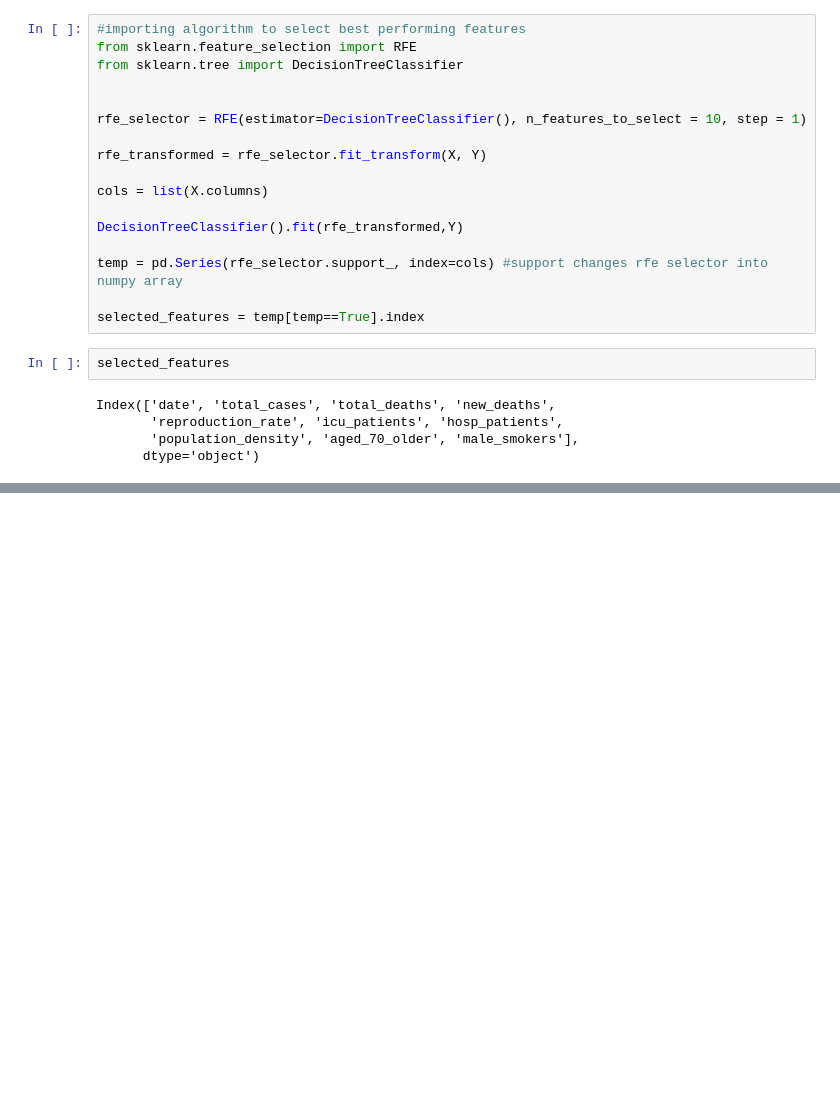
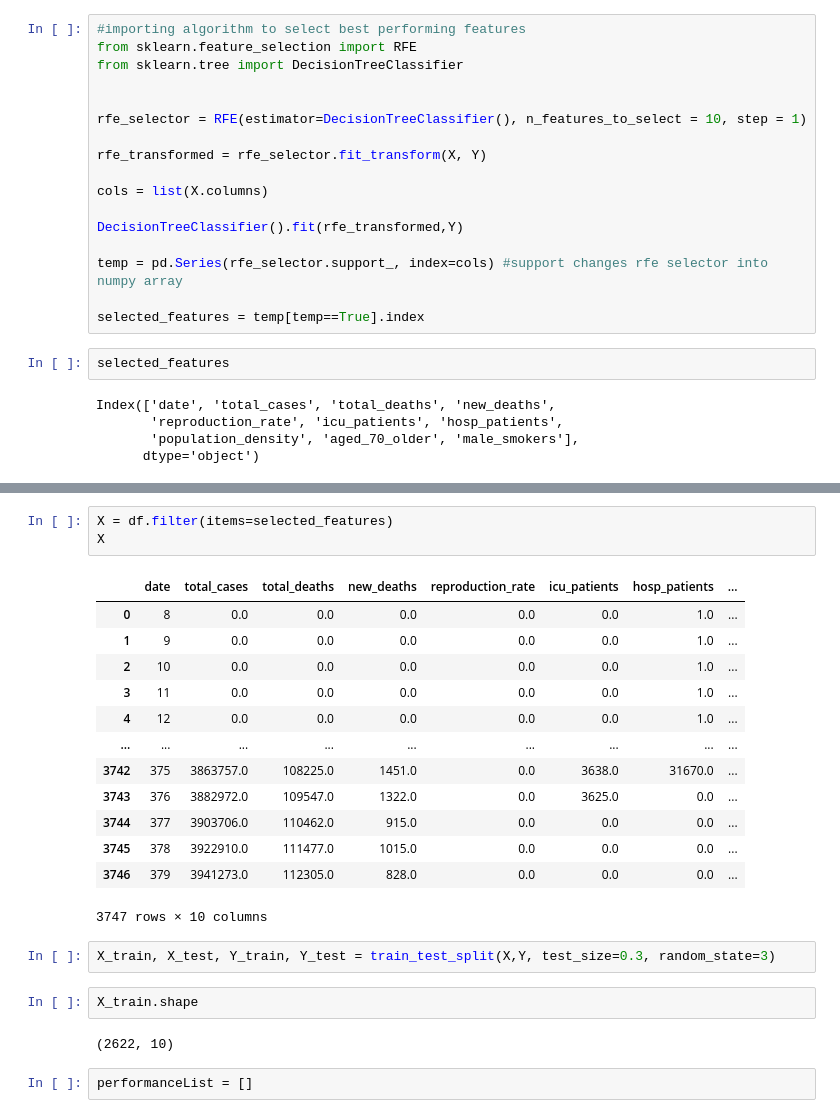
Before and after one commit to wiktorMajkowksi/Covid19_Prediction, a Jupyter notebook: COVID_Prediction.ipynb, the cells around one changed output, grey strips where cells are left out. Saved outputs shown, nothing was run; the diff lists cells and outputs as text; blank space fills up the shorter version.

```diff
--- a/COVID_Prediction.ipynb
+++ b/COVID_Prediction.ipynb
@@ -322,0 +332,25 @@ Index(['date', 'total_cases', 'total_deaths', 'new_deaths',
+# %%
+X = df.filter(items=selected_features)
+X
+# %% [output]
+|  | date | total_cases | total_deaths | new_deaths | reproduction_rate | icu_patients | hosp_patients | ... |
+| 0 | 8 | 0.0 | 0.0 | 0.0 | 0.0 | 0.0 | 1.0 | ... |
+| 1 | 9 | 0.0 | 0.0 | 0.0 | 0.0 | 0.0 | 1.0 | ... |
+| 2 | 10 | 0.0 | 0.0 | 0.0 | 0.0 | 0.0 | 1.0 | ... |
+| 3 | 11 | 0.0 | 0.0 | 0.0 | 0.0 | 0.0 | 1.0 | ... |
+| 4 | 12 | 0.0 | 0.0 | 0.0 | 0.0 | 0.0 | 1.0 | ... |
+| ... | ... | ... | ... | ... | ... | ... | ... | ... |
+| 3742 | 375 | 3863757.0 | 108225.0 | 1451.0 | 0.0 | 3638.0 | 31670.0 | ... |
+| 3743 | 376 | 3882972.0 | 109547.0 | 1322.0 | 0.0 | 3625.0 | 0.0 | ... |
+| 3744 | 377 | 3903706.0 | 110462.0 | 915.0 | 0.0 | 0.0 | 0.0 | ... |
+| 3745 | 378 | 3922910.0 | 111477.0 | 1015.0 | 0.0 | 0.0 | 0.0 | ... |
+| 3746 | 379 | 3941273.0 | 112305.0 | 828.0 | 0.0 | 0.0 | 0.0 | ... |
+3747 rows × 10 columns
+# %%
+X_train, X_test, Y_train, Y_test = train_test_split(X,Y, test_size=0.3, random_state=3)
+# %%
+X_train.shape
+# %% [output]
+(2622, 10)
+# %%
+performanceList = []
```
Also changed, not shown: parts of 10 cells of this notebook.
